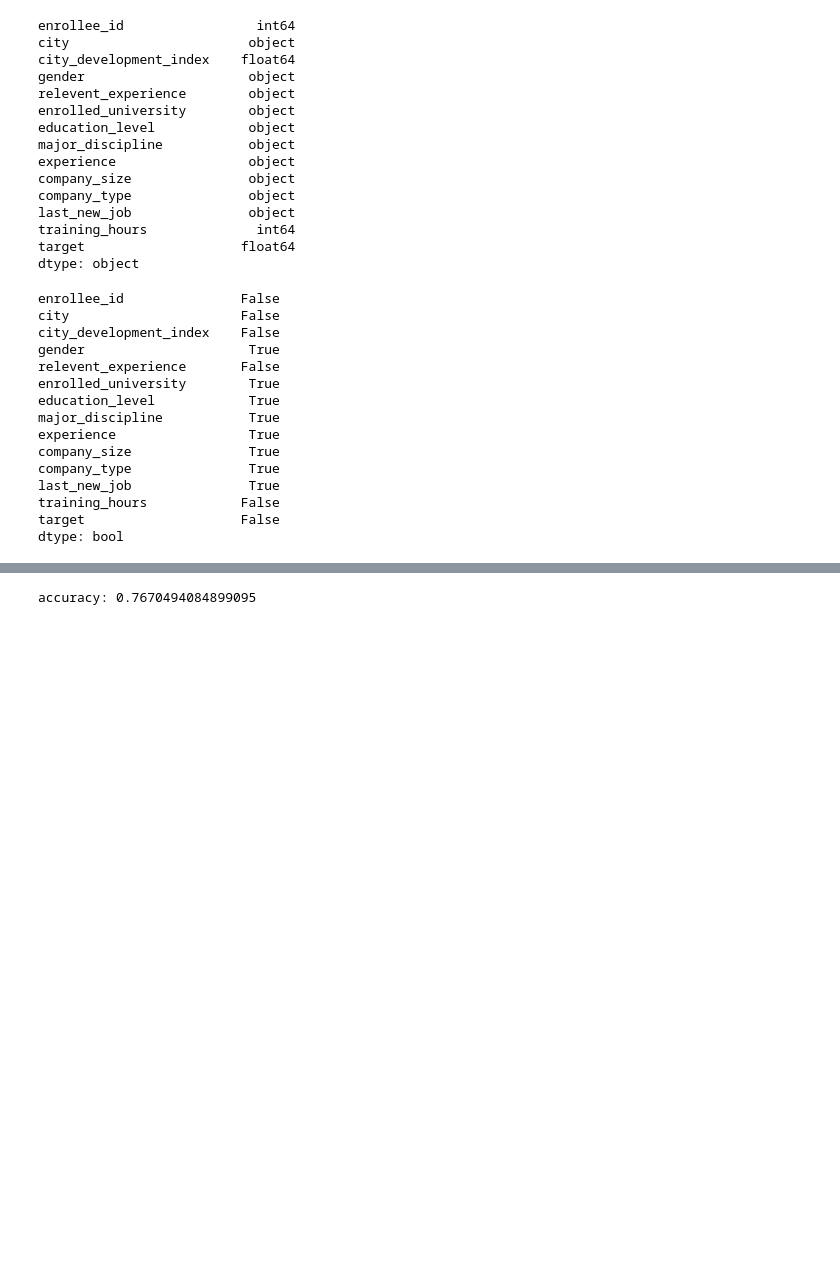
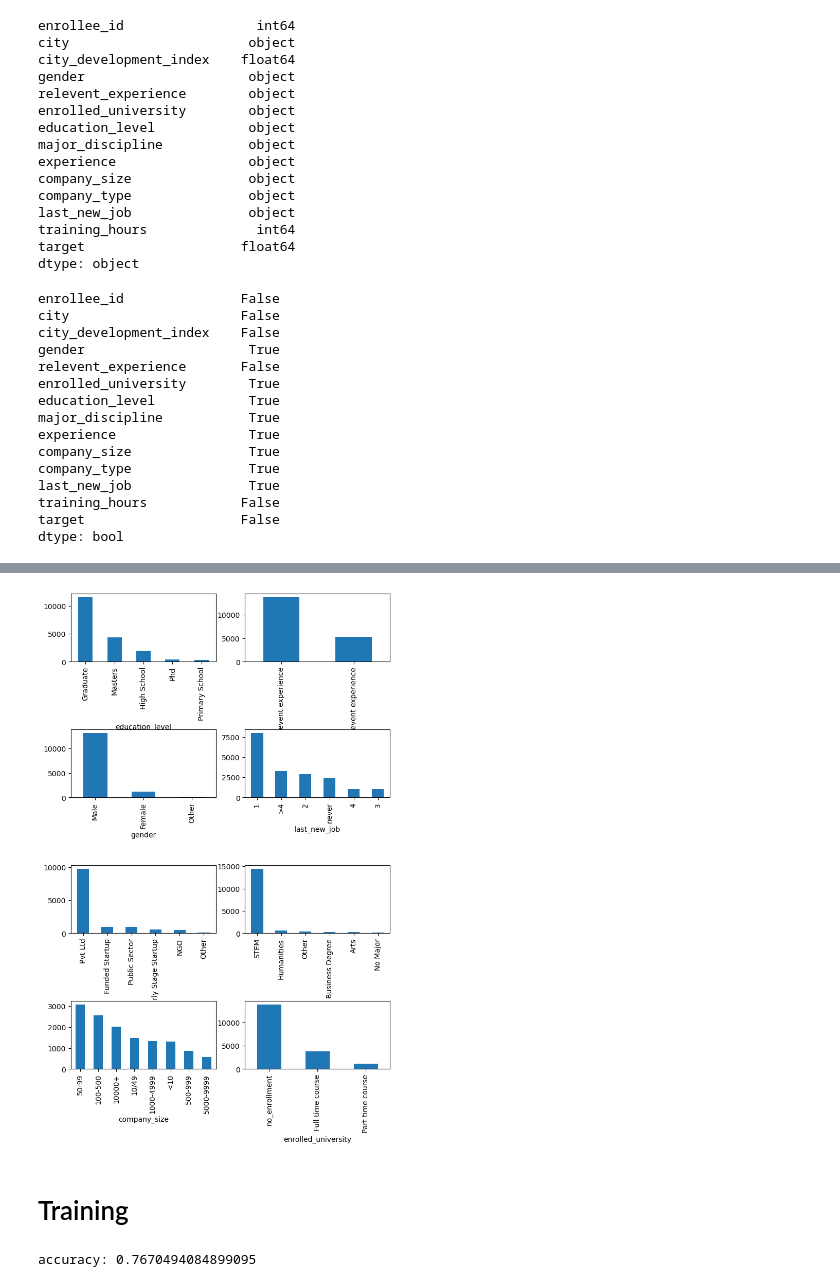
Before and after one commit to ucagub/kaggle_practice, a Jupyter notebook: job/job.ipynb, the cells around one changed output, grey strips where cells are left out. Cells and saved outputs as stored; diff of their text form; code cells hidden in the pictures; blank space fills up the shorter version.

Commit message:
added box plots for EDA

```diff
--- a/job/job.ipynb
+++ b/job/job.ipynb
@@ -62,3 +79,20 @@ dtype: bool
+# %%
+import math
+# df.loc[:, df.columns not in ['city', 'experience']]
+plot_cols = list(set(df.select_dtypes('object').columns).difference(set(['city', 'experience'])))
+
+num_col = 2
+num_row = math.ceil(len(plot_cols)/num_col)
+
+fig, axes = plt.subplots(num_row, num_col, figsize = (8,12))
+fig.subplots_adjust(hspace=1)
+
+for i, col in enumerate(plot_cols):
+    df[col].value_counts().plot(kind='bar', ax=axes[(i//num_col)][i%num_col])
+# %% [output]
+[figure, added]
+# %% [markdown]
+# Training
 # %%
 X = df.drop('target', axis=1)
 y = pd.DataFrame(df['target'])
```
Also changed, not shown: parts of 3 cells of this notebook, 7 other files.
